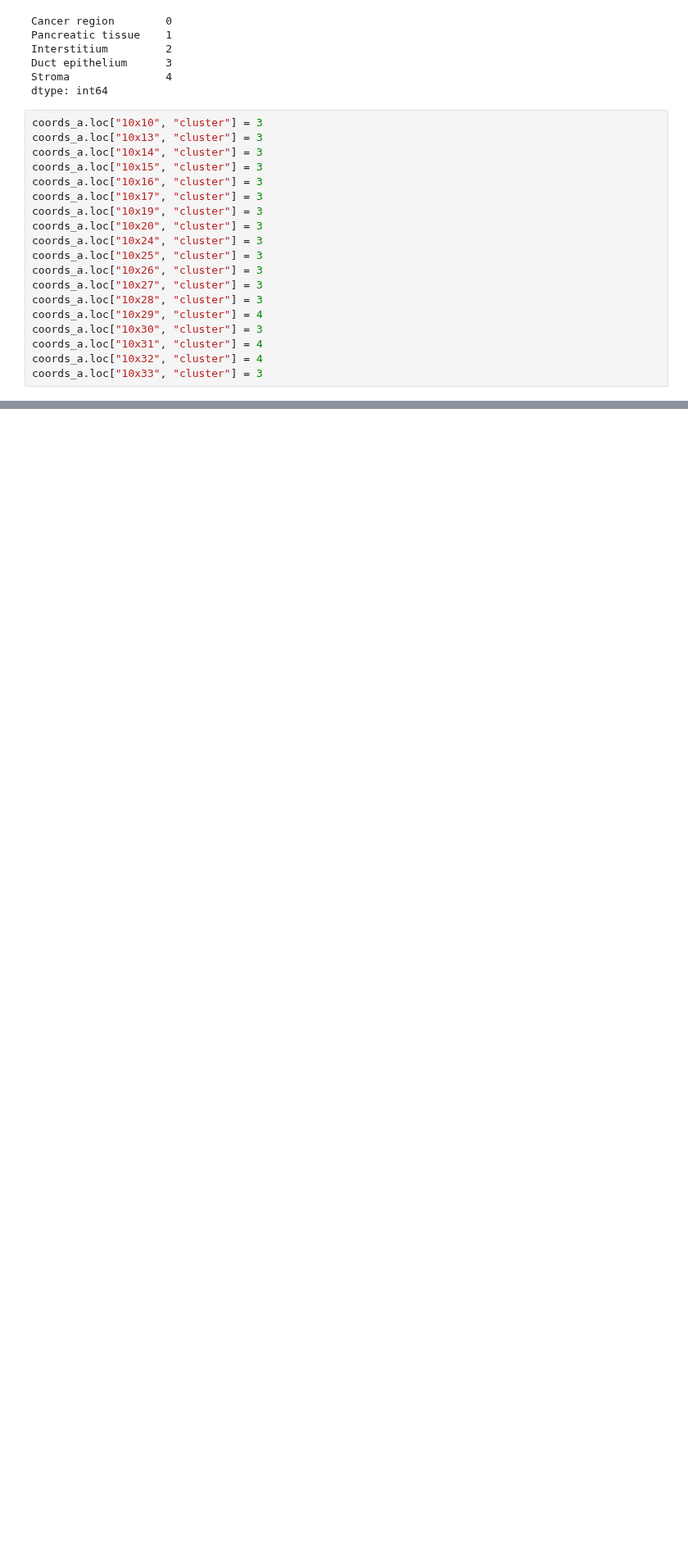
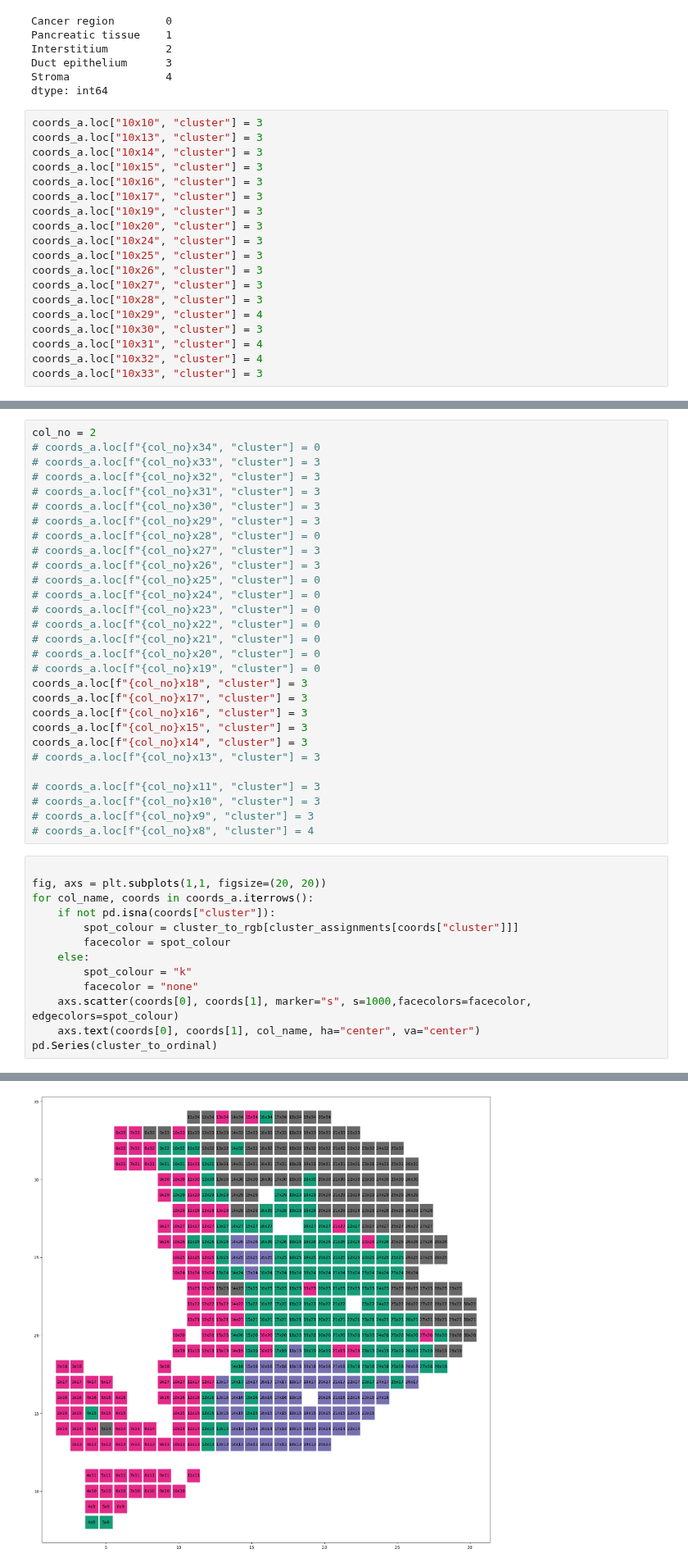
Before and after one commit to williamrobotma/AGrEDA, a Jupyter notebook: pdac_eda.ipynb, the cells around one changed output, grey strips where cells are left out. Shown at 82% size. Cells and saved outputs as stored; diff of their text form; blank space fills up the shorter version.

Commit message:
finished annotating PDAC ST based on source paper figures

```diff
--- a/pdac_eda.ipynb
+++ b/pdac_eda.ipynb
@@ -156,0 +797,43 @@ for col_name, coords in coords_a.iterrows():
+# %%
+col_no = 2
+# coords_a.loc[f"{col_no}x34", "cluster"] = 0
+# coords_a.loc[f"{col_no}x33", "cluster"] = 3
+# coords_a.loc[f"{col_no}x32", "cluster"] = 3
+# coords_a.loc[f"{col_no}x31", "cluster"] = 3
+# coords_a.loc[f"{col_no}x30", "cluster"] = 3
+# coords_a.loc[f"{col_no}x29", "cluster"] = 3
+# coords_a.loc[f"{col_no}x28", "cluster"] = 0
+# coords_a.loc[f"{col_no}x27", "cluster"] = 3
+# coords_a.loc[f"{col_no}x26", "cluster"] = 3
+# coords_a.loc[f"{col_no}x25", "cluster"] = 0
+# coords_a.loc[f"{col_no}x24", "cluster"] = 0
+# coords_a.loc[f"{col_no}x23", "cluster"] = 0
+# coords_a.loc[f"{col_no}x22", "cluster"] = 0
+# coords_a.loc[f"{col_no}x21", "cluster"] = 0
+# coords_a.loc[f"{col_no}x20", "cluster"] = 0
+# coords_a.loc[f"{col_no}x19", "cluster"] = 0
+coords_a.loc[f"{col_no}x18", "cluster"] = 3
+coords_a.loc[f"{col_no}x17", "cluster"] = 3
+coords_a.loc[f"{col_no}x16", "cluster"] = 3
+coords_a.loc[f"{col_no}x15", "cluster"] = 3
+coords_a.loc[f"{col_no}x14", "cluster"] = 3
+# coords_a.loc[f"{col_no}x13", "cluster"] = 3
+
+# coords_a.loc[f"{col_no}x11", "cluster"] = 3
+# coords_a.loc[f"{col_no}x10", "cluster"] = 3
+# coords_a.loc[f"{col_no}x9", "cluster"] = 3
+# coords_a.loc[f"{col_no}x8", "cluster"] = 4
+# %%
+
+fig, axs = plt.subplots(1,1, figsize=(20, 20))
+for col_name, coords in coords_a.iterrows():
+    if not pd.isna(coords["cluster"]):
+        spot_colour = cluster_to_rgb[cluster_assignments[coords["cluster"]]]
+        facecolor = spot_colour
+    else:
+        spot_colour = "k"
+        facecolor = "none"
+    axs.scatter(coords[0], coords[1], marker="s", s=1000,facecolors=facecolor, edgecolors=spot_colour)
+    axs.text(coords[0], coords[1], col_name, ha="center", va="center")
+pd.Series(cluster_to_ordinal)
+# %% [output]
@@ -156,0 +846 @@ for col_name, coords in coords_a.iterrows():
+[figure, added]
```
Also changed, not shown: parts of 47 cells of this notebook.
